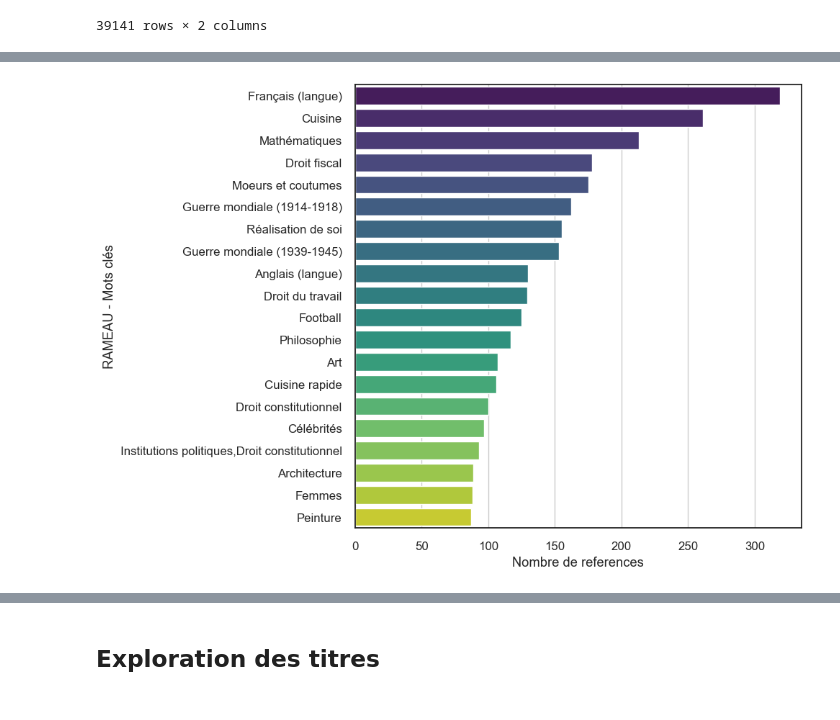
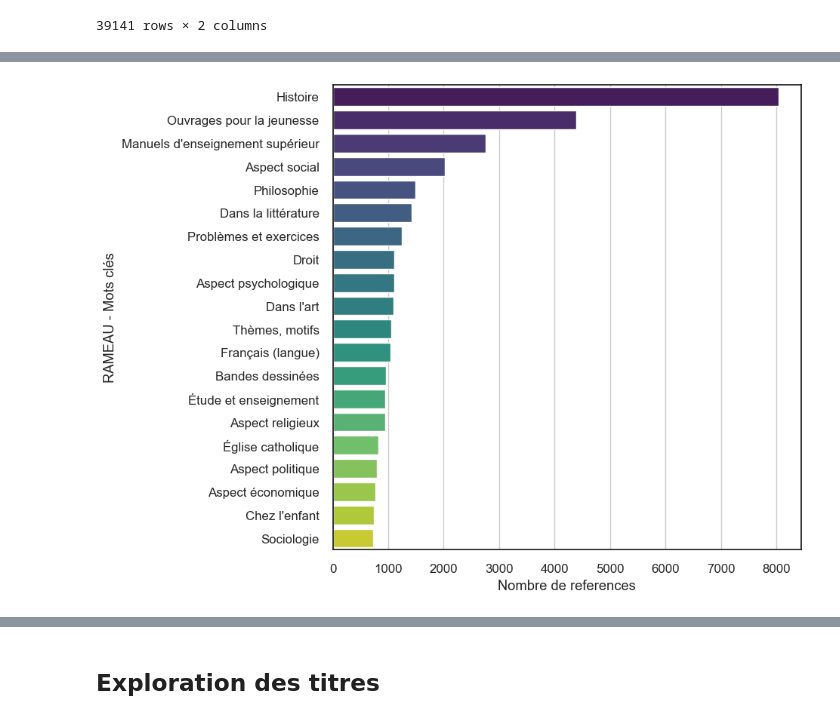
Before and after one commit to abes-esr/labo-indexationauto, a Jupyter notebook: preprocessing.ipynb, the cells around one changed output, grey strips where cells are left out. Saved outputs shown, nothing was run; the diff lists cells and outputs as text; code cells hidden in the pictures.

Commit message:
correction des erreurs dans la prise en compte des mots clés, suppression de la notion de concept principal

```diff
--- a/preprocessing.ipynb
+++ b/preprocessing.ipynb
@@ -212,4 +218,6 @@ df.loc[df["test_tiret"]==True, ["PPN", "RAMEAU"]]
 # %%
-df["rameau_list"] = df["RAMEAU"].apply(lambda x: x.split(';')).apply(lambda x: ",".join(set(x)))
-df.loc[1:10, "rameau_list"]
+# Extraction des concepts
+df["rameau_list"] = df["RAMEAU"].apply(lambda x: x.split(';'))
+print(df.loc[1:10, "RAMEAU"])
+print(flatten(df.loc[1:10, "rameau_list"]))
 # %% [output]
@@ -237,8 +250,0 @@ plot_barplot_of_tags(
-# %%
-# Mettre à plat TOUS les mots clé
-for i in df.index:
-    ram_list = df.loc[i, "rameau_list"]
-    if re.search(" -- ", ram_list):
-        df.loc[i, "rameau_list_concepts_majeurs"] = ",".join([item.split(" -- ")[0] for item in ram_list.split(",")])
-    else:
-        df.loc[i, "rameau_list_concepts_majeurs"] = ram_list
@@ -284,0 +251,4 @@ len(concepts)
+# %%
+# Mettre à plat TOUS les mots clé
+df["rameau_list_unstack"] = df["RAMEAU"].apply(lambda x: re.split(r';| -- ', x))
+df.loc[1:10, "rameau_list_unstack"]
@@ -284,0 +287,3 @@ len(concepts)
+# %%
+keywords = flatten(df['rameau_list_unstack'])
+keywords
@@ -285,10 +319,10 @@ len(concepts)
 # %%
 plot_barplot_of_tags(
-    tags_list=df.loc[:, 'rameau_list_concepts_majeurs'],
+    tags_list=keywords,
     nb_of_tags=20,
     xlabel="Nombre de references",
     ylabel="RAMEAU - Mots clés",
-    figsave='figures/barplot_Rameau_mainConcepts_keywords.png',
+    figsave='figures/barplot_Rameau_keywords_unstack.png',
     figsize=(8, 8))
 # %% [output]
-[figure, old version]
+[figure, new version]
```
Also changed, not shown: parts of 41 cells of this notebook, 1 other file.
